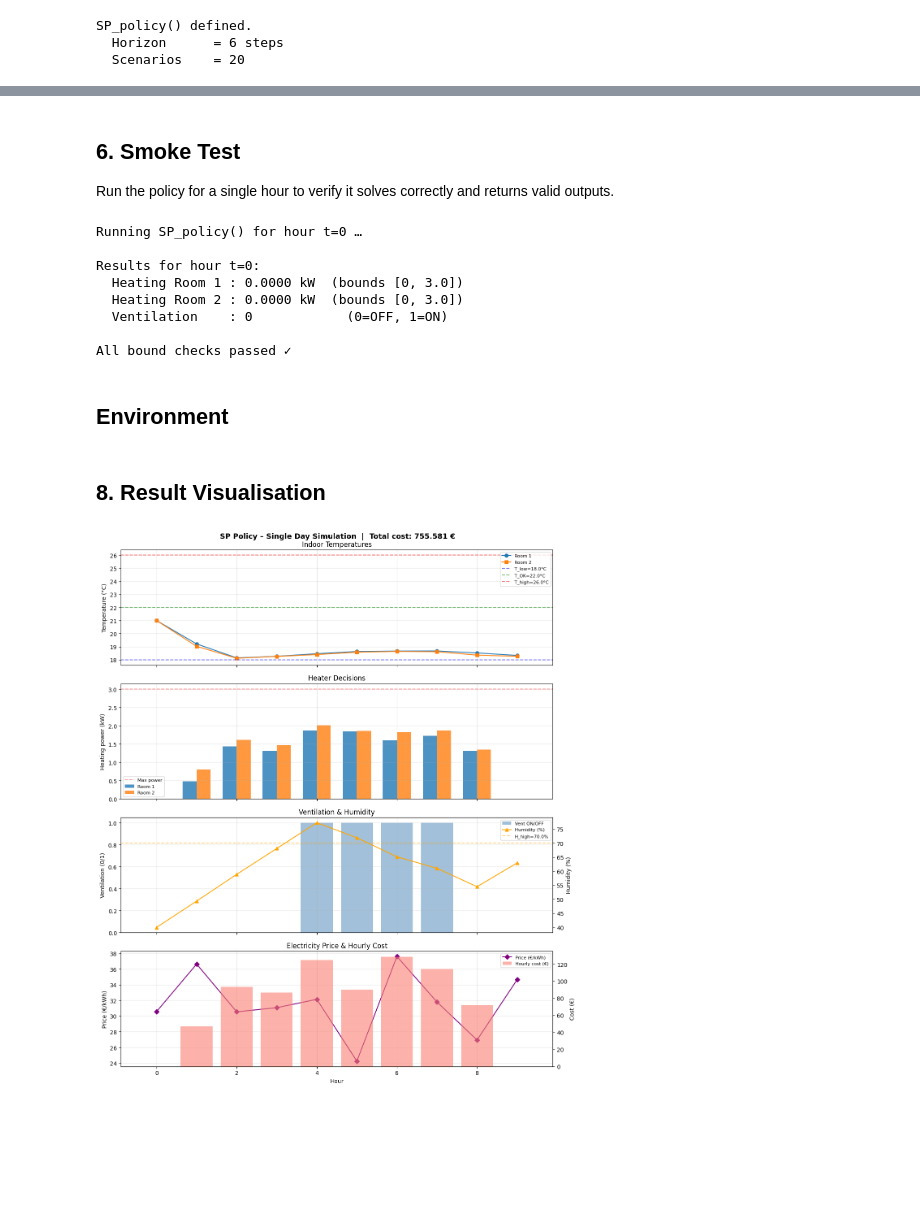
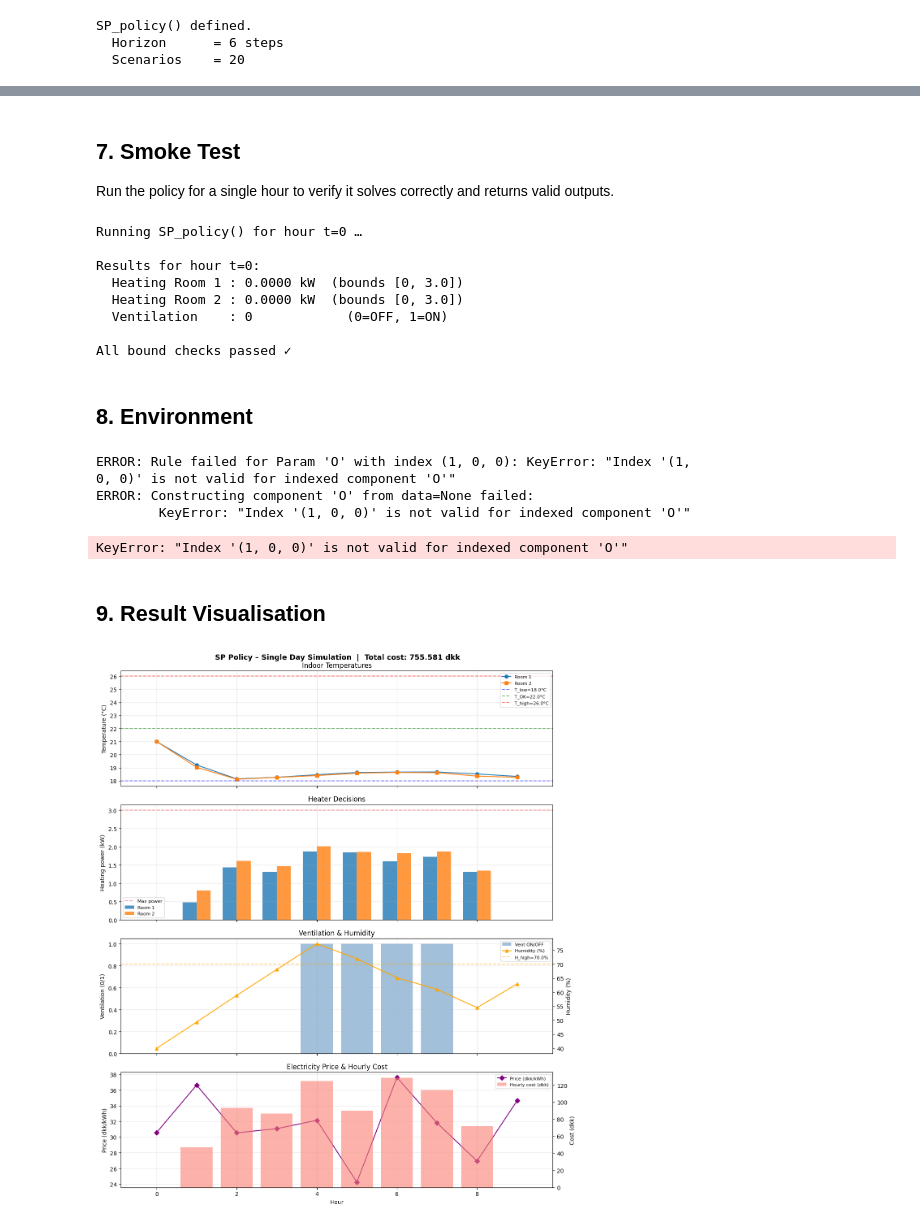
Before and after one commit to mauricioparas03-ops/Decision_project, a Jupyter notebook: PART_B/SP_policy_Task3.ipynb, the cells around one changed output, grey strips where cells are left out. Drawn from its saved outputs; the diff is of its cells as text; code cells hidden in the pictures; blank space fills up the shorter version.

Commit message:
started changes for lookahead

```diff
--- a/PART_B/SP_policy_Task3.ipynb
+++ b/PART_B/SP_policy_Task3.ipynb
@@ -784,7 +1068,7 @@ def apply_dynamics(state, decisions, gen_data):
         'price_prev'   : state['price_now'],  # for next step's scenario generation
     } #returns next_state dictionary
 # %% [markdown]
-## 6. Smoke Test
+## 7. Smoke Test
 Run the policy for a single hour to verify it solves correctly and returns valid outputs.
 # %%
 # ── Test inputs: hour 0, typical starting conditions ─────────────────────────
@@ -828,7 +1112,7 @@ Results for hour t=0:
 
 All bound checks passed ✓
 # %% [markdown]
-## Environment
+## 8. Environment
 # %%
 # Reproducible RNG (re-seed once per Python session)
 _rng = np.random.default_rng(seed=22)
@@ -849,7 +1133,7 @@ for i in range(10):
         state = next_state
 
     # Get decisions from your policy
-    decisions = SP_policy(state, gen_data)
+    decisions = lookahead_policy(state, gen_data)
 
     # Calculate the cost for this specific step (e.g., power * price)
     # Assuming decisions contains 'p1', 'p2' and gen_data has 'price' for current t
@@ -873,8 +1157,14 @@ for i in range(10):
 
 # Add total cost to log or keep as variable
 log['total_cost'] = total_cost
+# %% [output]
+ERROR: Rule failed for Param 'O' with index (1, 0, 0): KeyError: "Index '(1,
+0, 0)' is not valid for indexed component 'O'"
+ERROR: Constructing component 'O' from data=None failed:
+        KeyError: "Index '(1, 0, 0)' is not valid for indexed component 'O'"
+KeyError: "Index '(1, 0, 0)' is not valid for indexed component 'O'"
 # %% [markdown]
-## 8. Result Visualisation
+## 9. Result Visualisation
 # %%
 fig, axes = plt.subplots(4, 1, figsize=(12, 14), sharex=True)
 T_range = log['t']
@@ -902,36 +1192,36 @@ axes[1].grid(True, alpha=0.3)
 
 # Ventilation + humidity
 ax_v = axes[2]
 ax_h = ax_v.twinx()
 ax_v.bar(T_range, log['v'], color='steelblue', alpha=0.5, label='Vent ON/OFF')
 ax_h.plot(T_range, log['H'], marker='^', color='orange', label='Humidity (%)')
 ax_h.axhline(DATA['humidity_threshold'], ls='--', color='orange', alpha=0.5,
              label=f"H_high={DATA['humidity_threshold']}%")
 ax_v.set_ylabel('Ventilation (0/1)')
 ax_h.set_ylabel('Humidity (%)')
 axes[2].set_title('Ventilation & Humidity')
 lines1, labs1 = ax_v.get_legend_handles_labels()
 lines2, labs2 = ax_h.get_legend_handles_labels()
 ax_v.legend(lines1 + lines2, labs1 + labs2, fontsize=8)
 axes[2].grid(True, alpha=0.3)
 
 # Electricity price + cost
 ax_p = axes[3]
 ax_c = ax_p.twinx()
-ax_p.plot(T_range, log['price'], marker='D', color='purple', label='Price (€/kWh)')
-ax_c.bar(T_range, log['cost_t'], color='salmon', alpha=0.6, label='Hourly cost (€)')
-ax_p.set_ylabel('Price (€/kWh)')
-ax_c.set_ylabel('Cost (€)')
+ax_p.plot(T_range, log['price'], marker='D', color='purple', label='Price (dkk/kWh)')
+ax_c.bar(T_range, log['cost_t'], color='salmon', alpha=0.6, label='Hourly cost (dkk)')
+ax_p.set_ylabel('Price (dkk/kWh)')
+ax_c.set_ylabel('Cost (dkk)')
 axes[3].set_title('Electricity Price & Hourly Cost')
 axes[3].set_xlabel('Hour')
 lines1, labs1 = ax_p.get_legend_handles_labels()
 lines2, labs2 = ax_c.get_legend_handles_labels()
 ax_p.legend(lines1 + lines2, labs1 + labs2, fontsize=8)
 axes[3].grid(True, alpha=0.3)
 
-fig.suptitle(f"SP Policy – Single Day Simulation  |  Total cost: {log['total_cost']:.3f} €",
+fig.suptitle(f"SP Policy – Single Day Simulation  |  Total cost: {log['total_cost']:.3f} dkk",
              fontsize=13, fontweight='bold')
 plt.tight_layout()
 plt.show()
 # %% [output]
-[figure, old version]
+[figure, new version]
```
Also changed, not shown: parts of 9 cells of this notebook.
